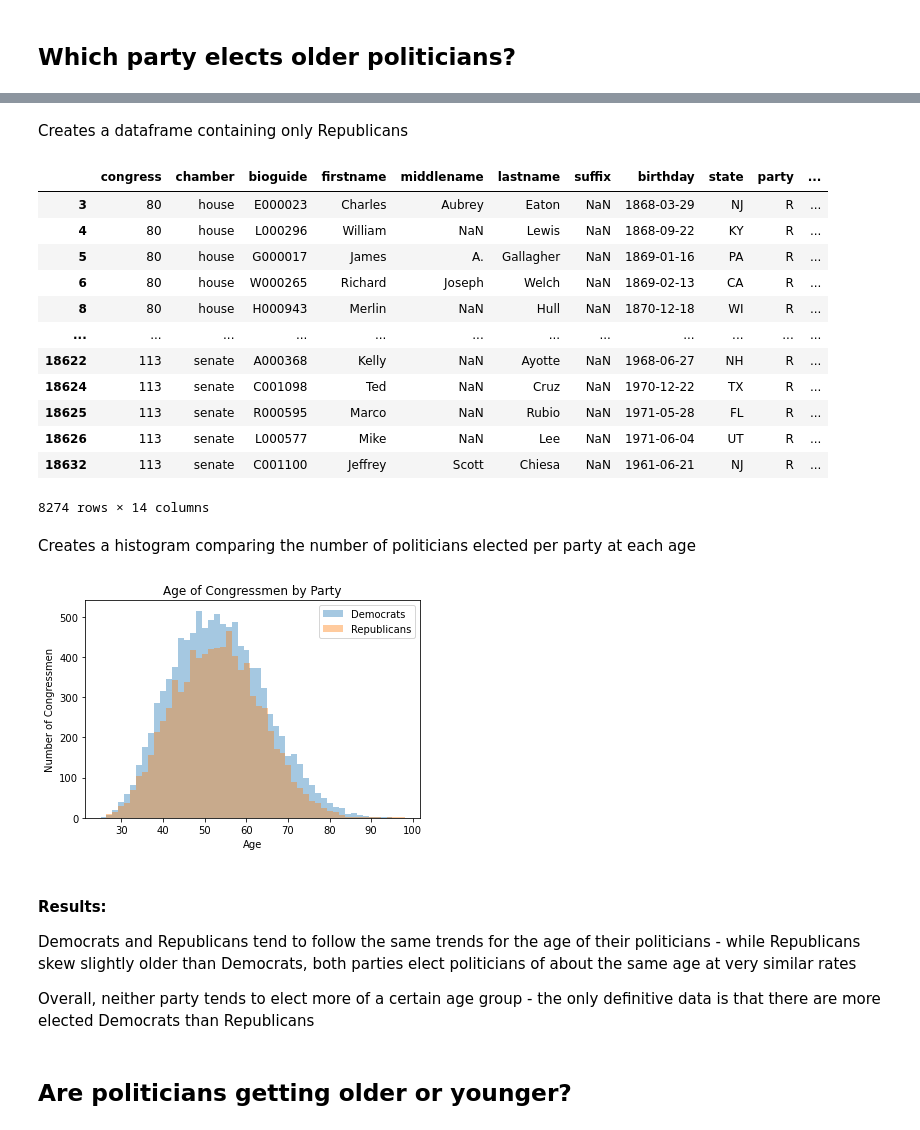
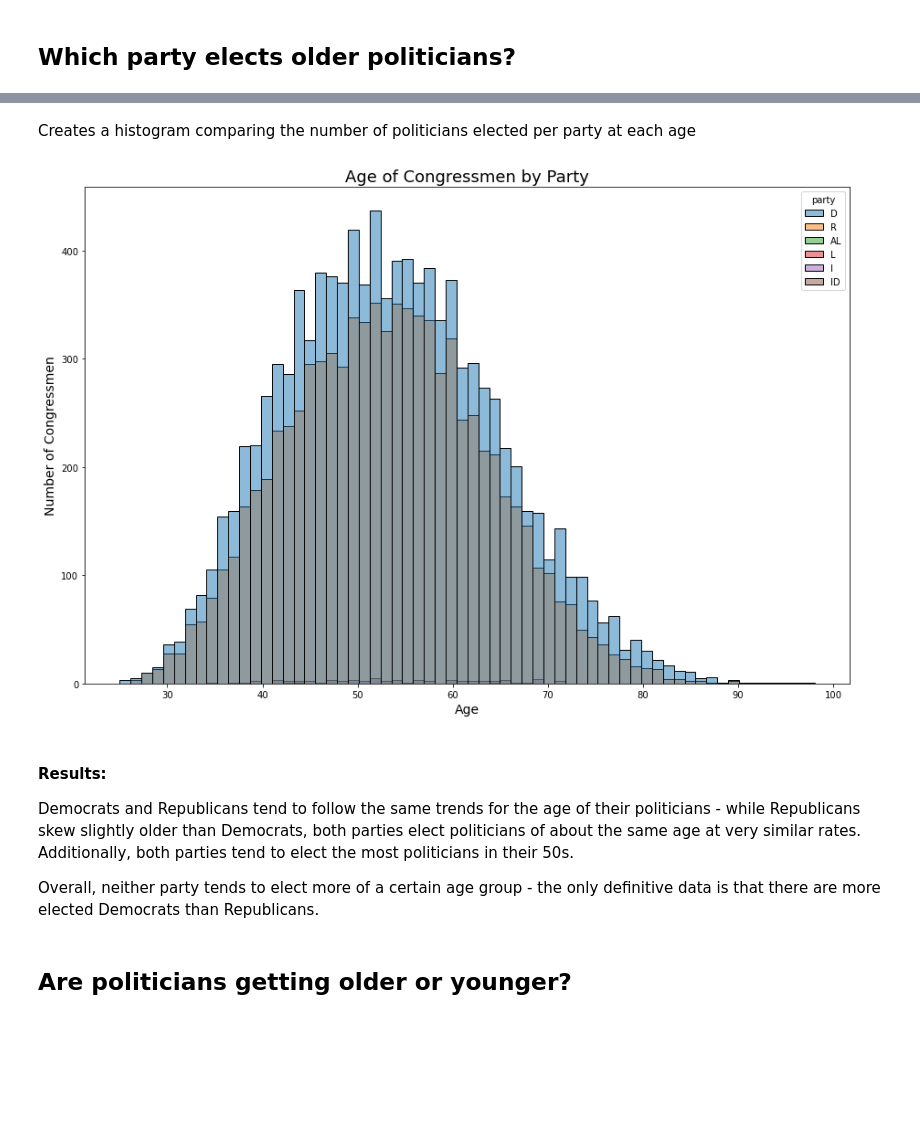
Before and after one commit to nathalieforsythe/DataScience2021F, a Jupyter notebook: Unit3/Project3B/project3b.ipynb, the cells around one changed output, grey strips where cells are left out. Drawn from its saved outputs; the diff is of its cells as text; code cells hidden in the pictures; blank space fills up the shorter version.

Commit message:
Added bar charts, line plots, and explanations, changed distplot to histplot, finished project

```diff
--- a/Unit3/Project3B/project3b.ipynb
+++ b/Unit3/Project3B/project3b.ipynb
@@ -26,4 +26,4 @@ congress
 # %% [markdown]
 Creates new column that contains only the year of each term start
 # %%
-congress.year_term_start = [d.year for d in congress.termstart]
+congress['year_term_start'] = [d.year for d in congress.termstart]
@@ -30,2 +32,6 @@ congress.year_term_start = [d.year for d in congress.termstart]
+# %%
+congress.incumbent = congress.incumbent.replace(['Yes'], 1)
+congress.incumbent = congress.incumbent.replace(['No'], 0)
+congress.incumbent = congress.incumbent.astype(bool)
 # %% [markdown]
 ## Which party elects older politicians?
@@ -51,43 +38,20 @@ dem
-# %% [markdown]
-Creates a dataframe containing only Republicans
-# %%
-rep = pd.DataFrame(congress.loc[congress.party == 'R'])
-rep
-# %% [output]
-|  | congress | chamber | bioguide | firstname | middlename | lastname | suffix | birthday | state | party | ... |
-| 3 | 80 | house | E000023 | Charles | Aubrey | Eaton | NaN | 1868-03-29 | NJ | R | ... |
-| 4 | 80 | house | L000296 | William | NaN | Lewis | NaN | 1868-09-22 | KY | R | ... |
-| 5 | 80 | house | G000017 | James | A. | Gallagher | NaN | 1869-01-16 | PA | R | ... |
-| 6 | 80 | house | W000265 | Richard | Joseph | Welch | NaN | 1869-02-13 | CA | R | ... |
-| 8 | 80 | house | H000943 | Merlin | NaN | Hull | NaN | 1870-12-18 | WI | R | ... |
-| ... | ... | ... | ... | ... | ... | ... | ... | ... | ... | ... | ... |
-| 18622 | 113 | senate | A000368 | Kelly | NaN | Ayotte | NaN | 1968-06-27 | NH | R | ... |
-| 18624 | 113 | senate | C001098 | Ted | NaN | Cruz | NaN | 1970-12-22 | TX | R | ... |
-| 18625 | 113 | senate | R000595 | Marco | NaN | Rubio | NaN | 1971-05-28 | FL | R | ... |
-| 18626 | 113 | senate | L000577 | Mike | NaN | Lee | NaN | 1971-06-04 | UT | R | ... |
-| 18632 | 113 | senate | C001100 | Jeffrey | Scott | Chiesa | NaN | 1961-06-21 | NJ | R | ... |
-8274 rows × 14 columns
 # %% [markdown]
 Creates a histogram comparing the number of politicians elected per party at each age
 # %%
-# is this even a good graph to use
-# like can I actually draw any conclusions from this
+plt.figure(figsize = (15,10))
+plt.title('Age of Congressmen by Party', fontsize = 18)
+plt.xlabel('Age', fontsize = 14)
+plt.ylabel('Number of Congressmen', fontsize = 14)
 
-sns.distplot(a = dem.age, label = 'Democrats', kde=False)
-sns.distplot(a = rep.age, label = 'Republicans', kde=False)
-
-plt.title('Age of Congressmen by Party')
-plt.xlabel('Age')
-plt.ylabel('Number of Congressmen')
-plt.legend()
+sns.histplot(congress, x = congress.age, hue = congress.party)
 plt.show()
 # %% [output]
-[figure, old version]
+[figure, new version]
 # %% [markdown]
 #### Results:
-Democrats and Republicans tend to follow the same trends for the age of their politicians - while Republicans skew slightly older than Democrats, both parties elect politicians of about the same age at very similar rates
+Democrats and Republicans tend to follow the same trends for the age of their politicians - while Republicans skew slightly older than Democrats, both parties elect politicians of about the same age at very similar rates. Additionally, both parties tend to elect the most politicians in their 50s.
 
-Overall, neither party tends to elect more of a certain age group - the only definitive data is that there are more elected Democrats than Republicans
+Overall, neither party tends to elect more of a certain age group - the only definitive data is that there are more elected Democrats than Republicans.
 # %% [markdown]
 ## Are politicians getting older or younger?
 # %% [markdown]
```
Also changed, not shown: parts of 28 cells of this notebook, 1 other file.
